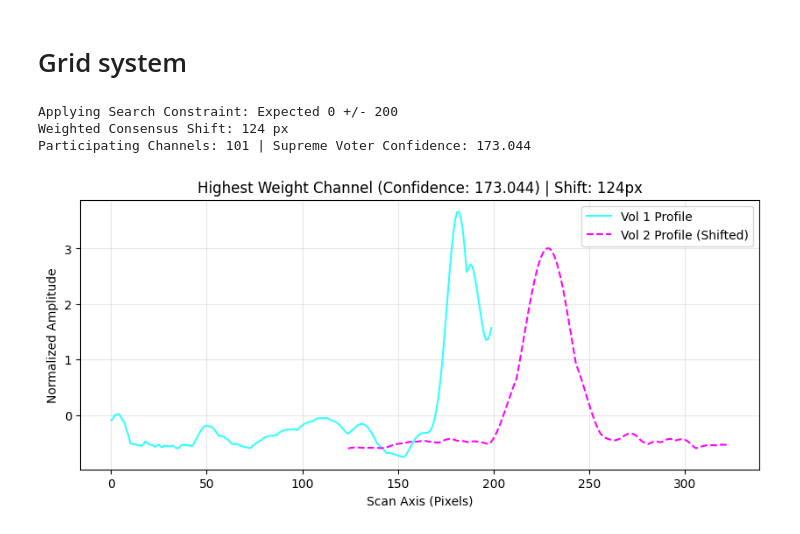
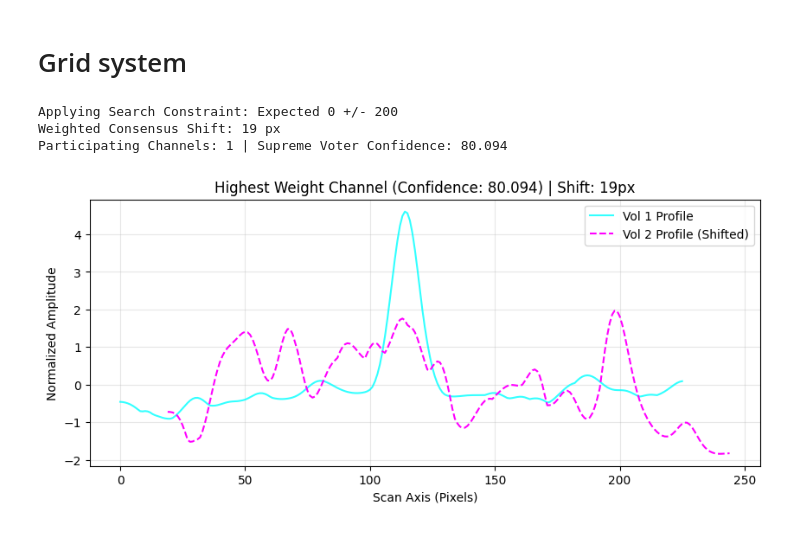
Before and after one commit to bibi848/signal-processing-G2066, a Jupyter notebook: STITCHING/3D_stitch_2_images_improved.ipynb, the cells around one changed output. Cells and saved outputs as stored; diff of their text form; code cells hidden in the pictures.

```diff
--- a/STITCHING/3D_stitch_2_images_improved.ipynb
+++ b/STITCHING/3D_stitch_2_images_improved.ipynb
@@ -390,43 +390,49 @@ class TFMStitcher:
 # ==========================================
 if __name__ == "__main__":
     # Update directory path as needed
-    IN_DIR = Path.cwd().parent /'DATA' / '2D TFM Data' / 'FeC Smile 3MHz 04022026 Filtered Old'
+    IN_DIR = Path.cwd().parent /'SYNTHETIC NPY' / 'stitching_realistic'
 
     try:
-        vol1_raw = np.load(IN_DIR / "FeC_40_4_filtered_3D_TFM.npy")
-        vol2_raw = np.load(IN_DIR / "FeC_40_3_filtered_3D_TFM.npy")
+        vol1_raw = np.load(IN_DIR / "subvol_0_0_1.npy")
+        vol2_raw = np.load(IN_DIR / "subvol_0_0_0.npy")
     except FileNotFoundError:
         print("Data files not found.")
         exit()
 
     stitcher = TFMStitcher(vol1_raw, vol2_raw, scan_axis=2)
 
     # Grid search: (60 rows by 20 columns)
     # expected_shift and tolerance keep the math tied to physical reality
     shift = stitcher.find_optimal_shift(
         grid_size=(60, 20),
         ignore_top=15,
         ignore_bottom=0,
         expected_shift=0,
         tolerance=200
     )
 
     stitcher.plot_winner()
     result = stitcher.stitch(blend_mode='linear')
 
     # Visual Inspection in Napari
     viewer = napari.Viewer()
-    clim = [0, np.percentile(vol1_raw, 99.9)]
+    data_min = np.min(vol1_raw)
+    data_max = np.percentile(vol1_raw, 99.9)
+
+    if data_max <= data_min:
+        data_max = data_min + 1  # Emergency fallback to avoid crash
+
+    clim = [data_min, data_max]
 
     viewer.add_image(vol1_raw, name='Vol1 (Cyan)', colormap='cyan', contrast_limits=clim)
 
     trans = [0, 0, 0]; trans[2] = shift
     viewer.add_image(vol2_raw, name='Vol2 (Magenta) [Shifted]', colormap='magenta', translate=trans, contrast_limits=clim)
 
     viewer.add_image(result, name='Weighted_Stitched_Result', contrast_limits=clim)
     napari.run()
 # %% [output]
 Applying Search Constraint: Expected 0 +/- 200
-Weighted Consensus Shift: 124 px
-Participating Channels: 101 | Supreme Voter Confidence: 173.044
+Weighted Consensus Shift: 19 px
+Participating Channels: 1 | Supreme Voter Confidence: 80.094
-[figure, old version]
+[figure, new version]
```
Also changed, not shown: 1 other file.
